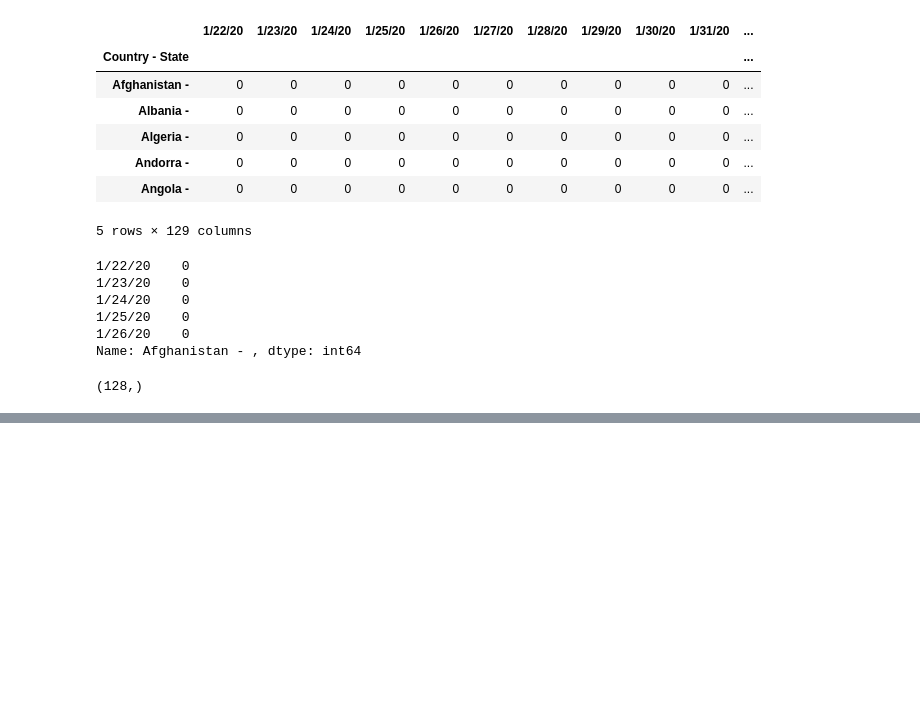
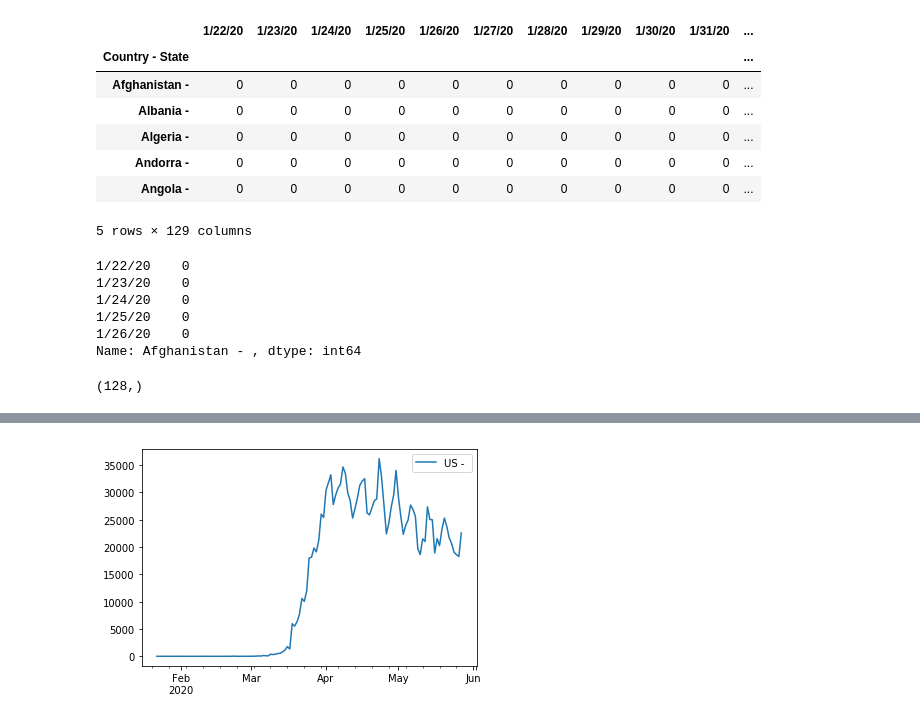
Before and after one commit to jdmarshall527/ucb, a Jupyter notebook: udacity/Capstone/Capstone data exploration.ipynb, the cells around one changed output, grey strips where cells are left out. Drawn from its saved outputs; the diff is of its cells as text; code cells hidden in the pictures; blank space fills up the shorter version.

```diff
--- a/udacity/Capstone/Capstone data exploration.ipynb
+++ b/udacity/Capstone/Capstone data exploration.ipynb
@@ -291,0 +505,5 @@ and then just have the dates repeat, use countries as categorical label to feed
+# %%
+ts_lists = []
+for i in time_series_training:
+    print(i.head())
+    ts_lists.append(i.tolist())
@@ -291,0 +570,6 @@ and then just have the dates repeat, use countries as categorical label to feed
+# %%
+# Create Differential to show new cases instead of accumulating old ones
+differential = pd.DataFrame(data.iloc[:-1])
+
+for i in range(1, data.shape[0]):
+    differential.iloc[i-1] = data.iloc[i] - data.iloc[i-1]
@@ -291,0 +601,5 @@ and then just have the dates repeat, use countries as categorical label to feed
+# %%
+differential.plot()
+plt.show()
+# %% [output]
+[figure, added]
```
Also changed, not shown: parts of 81 cells of this notebook.
